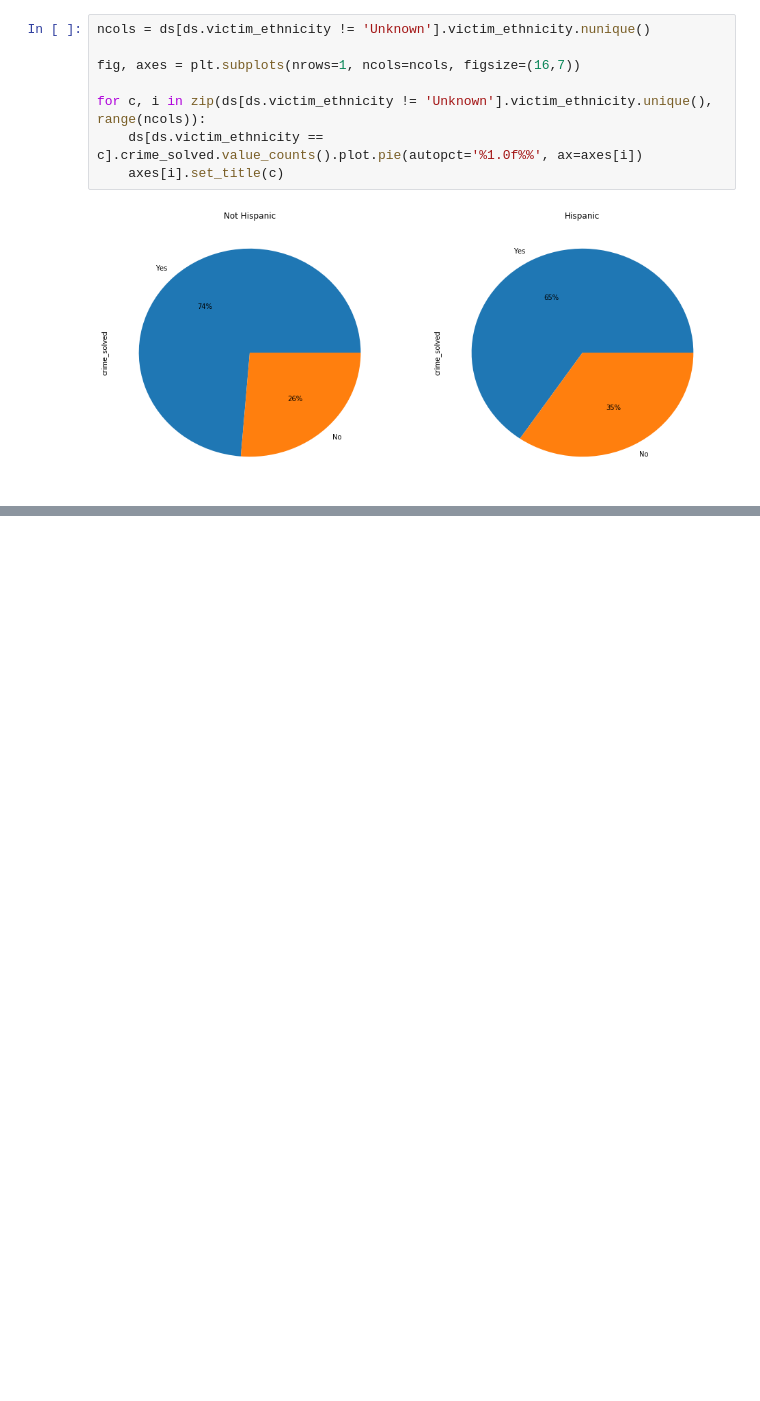
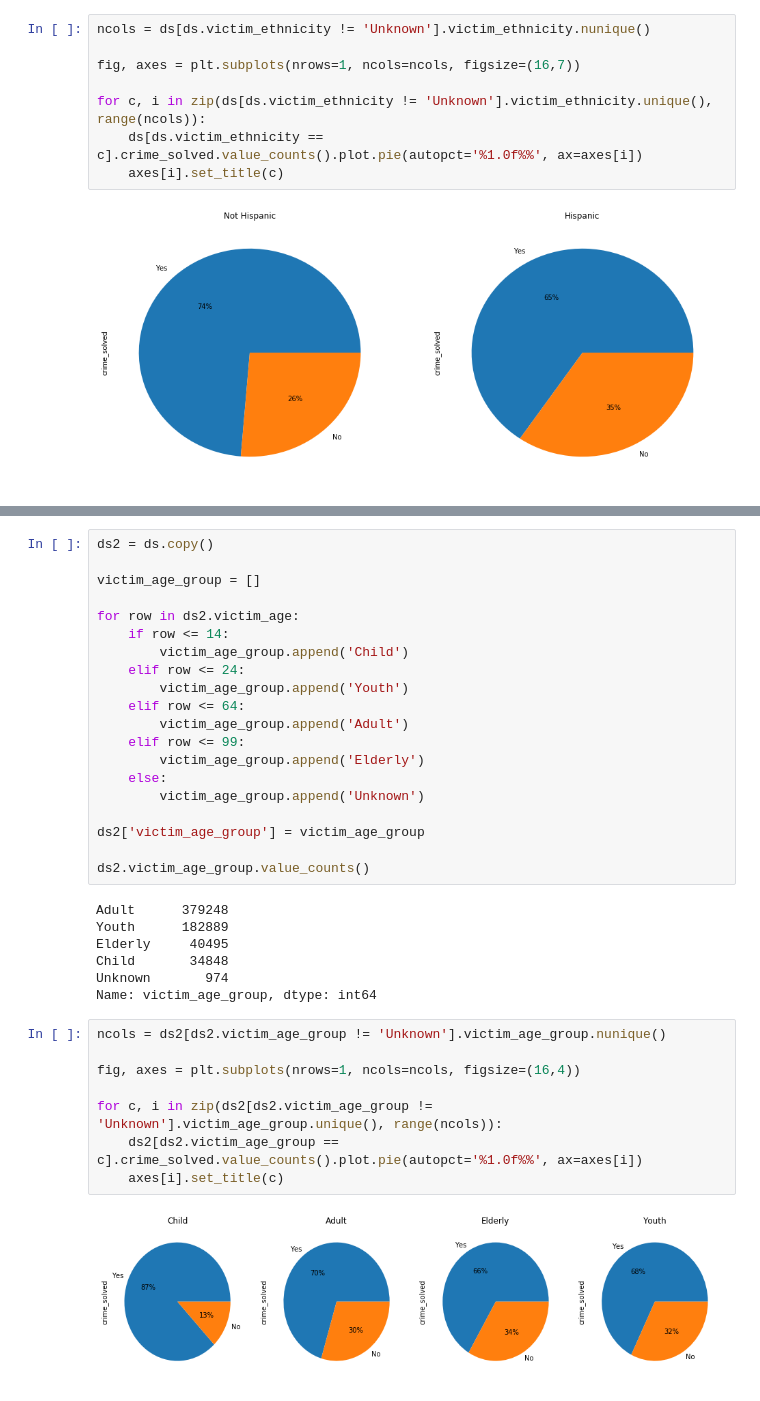
Before and after one commit to nachoperassi/ML_ExploratoryAnalysis_HomicideReports, a Jupyter notebook: EDA.ipynb, the cells around one changed output, grey strips where cells are left out. Drawn from its saved outputs; the diff is of its cells as text; blank space fills up the shorter version.

```diff
--- a/EDA.ipynb
+++ b/EDA.ipynb
@@ -326,0 +345,37 @@ for c, i in zip(ds[ds.victim_ethnicity != 'Unknown'].victim_ethnicity.unique(),
+# %%
+ds2 = ds.copy()
+
+victim_age_group = []
+
+for row in ds2.victim_age:
+    if row <= 14:
+        victim_age_group.append('Child')
+    elif row <= 24:
+        victim_age_group.append('Youth')
+    elif row <= 64:
+        victim_age_group.append('Adult')
+    elif row <= 99:
+        victim_age_group.append('Elderly')
+    else:
+        victim_age_group.append('Unknown')
+
+ds2['victim_age_group'] = victim_age_group
+
+ds2.victim_age_group.value_counts()
+# %% [output]
+Adult      379248
+Youth      182889
+Elderly     40495
+Child       34848
+Unknown       974
+Name: victim_age_group, dtype: int64
+# %%
+ncols = ds2[ds2.victim_age_group != 'Unknown'].victim_age_group.nunique()
+
+fig, axes = plt.subplots(nrows=1, ncols=ncols, figsize=(16,4))
+
+for c, i in zip(ds2[ds2.victim_age_group != 'Unknown'].victim_age_group.unique(), range(ncols)):
+    ds2[ds2.victim_age_group == c].crime_solved.value_counts().plot.pie(autopct='%1.0f%%', ax=axes[i])
+    axes[i].set_title(c)
+# %% [output]
+[figure, added]
```
Also changed, not shown: parts of 8 cells of this notebook.
